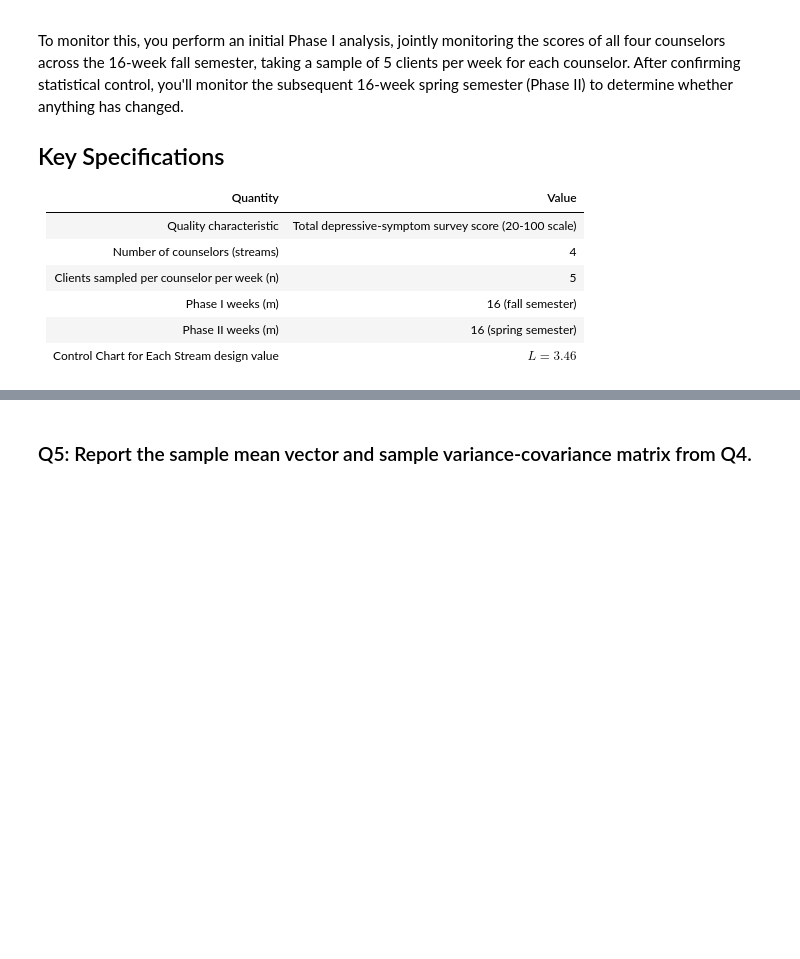
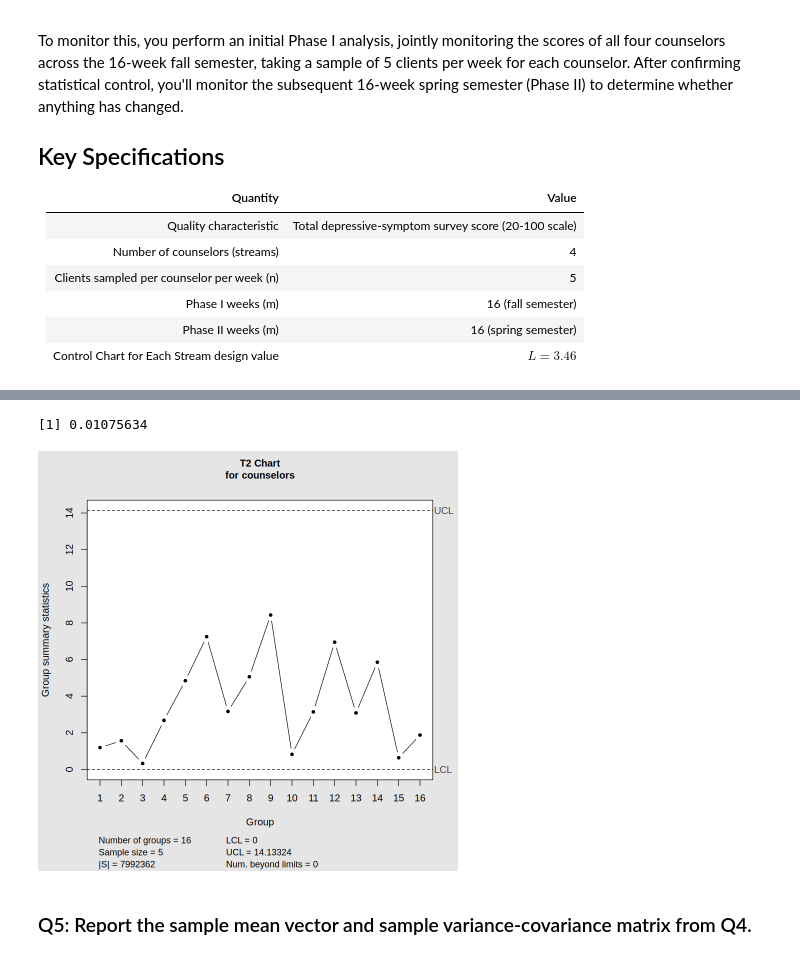
Before and after one commit to a-gidding/STAT-7110-Quality-Control, a Jupyter notebook: Assignments/HW4/STAT-7110-HW4.ipynb, the cells around one changed output, grey strips where cells are left out. Cells and saved outputs as stored; diff of their text form; code cells hidden in the pictures; blank space fills up the shorter version.

```diff
--- a/Assignments/HW4/STAT-7110-HW4.ipynb
+++ b/Assignments/HW4/STAT-7110-HW4.ipynb
@@ -98,2 +102,17 @@ It is reasonable to suspect that the scores could be correlated because there ar
 # %%
 ## Q4 Code ##
+
+sn <- excel_sheets("Counselling_PhaseI.xlsx")
+
+counselors <-lapply(sn,FUN=function(x){
+
+  counsel <- read_xlsx("Counselling_PhaseI.xlsx",sheet=x) %>%
+    dplyr::select(-`Week`)
+
+  return(counsel)
+
+})
+
+names(counselors) <- paste("Counselor",1:4,sep="")
+
+counselors["Counselor1"] |> glimpse()
@@ -100,3 +127,12 @@ It is reasonable to suspect that the scores could be correlated because there ar
+# %%
+## building the t chart separately ##
+t2_counsel <- mqcc(counselors,type='T2')
+
+## need to consider the false alarm rate correction ##
+1 - (0.9973)^4
+# %% [output]
+[1] 0.01075634
+[figure, added]
 # %% [markdown]
 ### Q5: Report the sample mean vector and sample variance-covariance matrix from Q4.
 # %%
```
Also changed, not shown: parts of 15 cells of this notebook.
